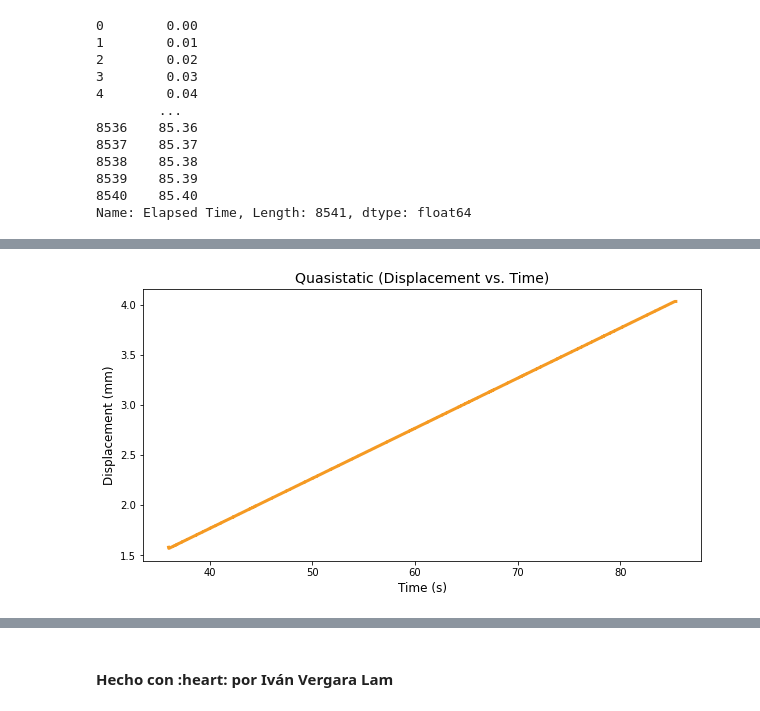
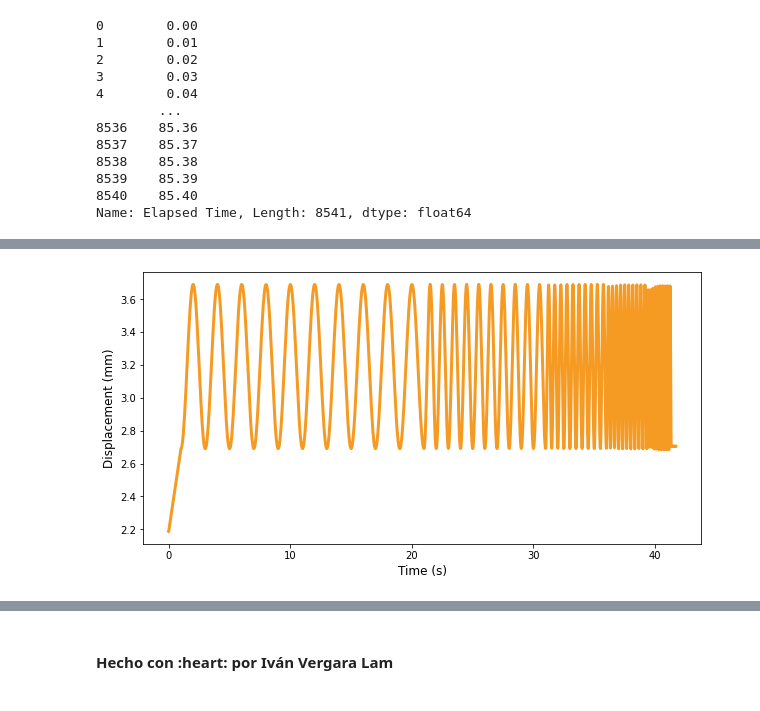
Before and after one commit to ivanvlam/IBM2020, a Jupyter notebook: Tarea 4/tarea-4.ipynb, the cells around one changed output, grey strips where cells are left out. Cells and saved outputs as stored; diff of their text form; code cells hidden in the pictures.

```diff
--- a/Tarea 4/tarea-4.ipynb
+++ b/Tarea 4/tarea-4.ipynb
@@ -44,6 +56,15 @@ quasistatic.loc[:, 'Elapsed Time']
 8539    85.39
 8540    85.40
 Name: Elapsed Time, Length: 8541, dtype: float64
+# %%
+# Data columns
+time_q = quasistatic.loc[:, 'Elapsed Time']
+disp_q = quasistatic.loc[:, 'Disp']
+load_q = quasistatic.loc[:, 'Load 3']
+
+time_h = harmonic.loc[:, 'Elapsed Time']
+disp_h = harmonic.loc[:, 'Disp']
+load_h = harmonic.loc[:, 'Load 3']
 # %%
 # Plot quasistatic data
 fig = plt.figure(figsize=(10, 5))
@@ -62,15 +128,15 @@ plt.show()
 # %%
-# Plot quasistatic data
+# Plot harmonic data
 fig = plt.figure(figsize=(10, 5))
 plt.plot(
-    quasistatic.loc[:, 'Elapsed Time'][3600:],
-    quasistatic.loc[:, 'Disp'][3600:],
+    time_h,
+    disp_h,
     color=naranjo,
     linewidth=3
 )
 plt.xlabel('Time (s)', fontsize=12)
 plt.ylabel('Displacement (mm)', fontsize=12)
-plt.title('Quasistatic (Displacement vs. Time)', fontsize=14)
+# plt.title('Harmonic (Displacement vs. Time)', fontsize=14)
 plt.show()
 # %% [output]
-[figure, old version]
+[figure, new version]
```
Also changed, not shown: parts of 12 cells of this notebook.
